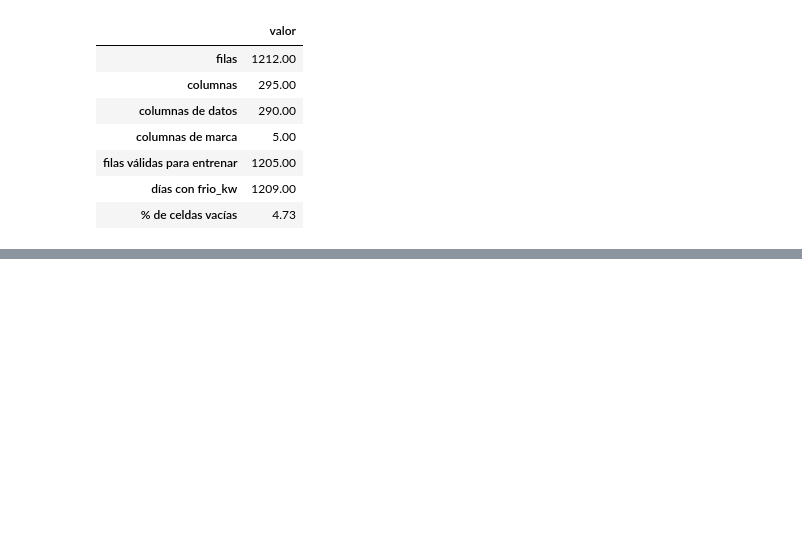
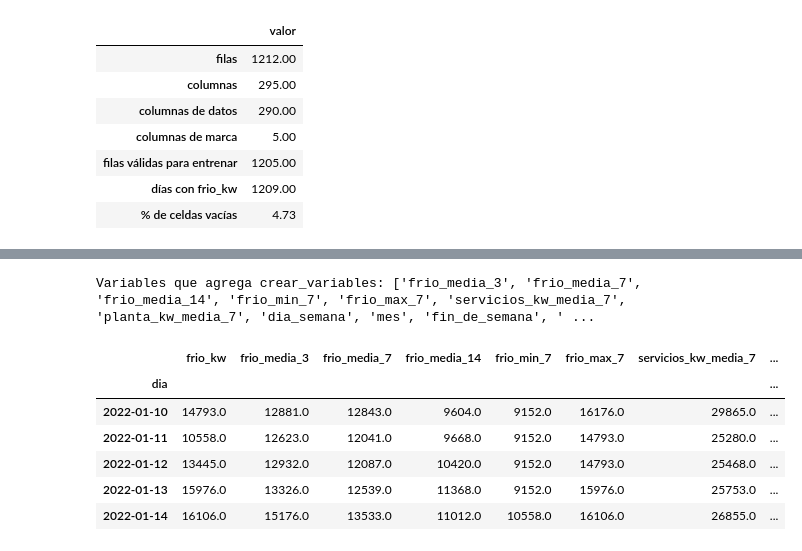
Before and after one commit to franbaudra/cervecera, a Jupyter notebook: notebooks/preprocesamiento.ipynb, the cells around one changed output, grey strips where cells are left out. Drawn from its saved outputs; the diff is of its cells as text; code cells hidden in the pictures; blank space fills up the shorter version.

```diff
--- a/notebooks/preprocesamiento.ipynb
+++ b/notebooks/preprocesamiento.ipynb
@@ -1224,0 +1235,17 @@ pd.Series({
+# %%
+import preprocessing_pipeline as pp
+
+datos = pp.crear_variables(df)
+
+nuevas = [c for c in datos.columns if c not in df.columns]
+print("Variables que agrega crear_variables:", nuevas)
+datos[["frio_kw"] + nuevas].loc["2022-01-10":"2022-01-14"].round(0)
+# %% [output]
+Variables que agrega crear_variables: ['frio_media_3', 'frio_media_7', 'frio_media_14', 'frio_min_7', 'frio_max_7', 'servicios_kw_media_7', 'planta_kw_media_7', 'dia_semana', 'mes', 'fin_de_semana', ' ...
+|  | frio_kw | frio_media_3 | frio_media_7 | frio_media_14 | frio_min_7 | frio_max_7 | servicios_kw_media_7 | ... |
+| dia |  |  |  |  |  |  |  | ... |
+| 2022-01-10 | 14793.0 | 12881.0 | 12843.0 | 9604.0 | 9152.0 | 16176.0 | 29865.0 | ... |
+| 2022-01-11 | 10558.0 | 12623.0 | 12041.0 | 9668.0 | 9152.0 | 14793.0 | 25280.0 | ... |
+| 2022-01-12 | 13445.0 | 12932.0 | 12087.0 | 10420.0 | 9152.0 | 14793.0 | 25468.0 | ... |
+| 2022-01-13 | 15976.0 | 13326.0 | 12539.0 | 11368.0 | 9152.0 | 15976.0 | 25753.0 | ... |
+| 2022-01-14 | 16106.0 | 15176.0 | 13533.0 | 11012.0 | 10558.0 | 16106.0 | 26855.0 | ... |
```
Also changed, not shown: parts of 25 cells of this notebook, 5 other files.
